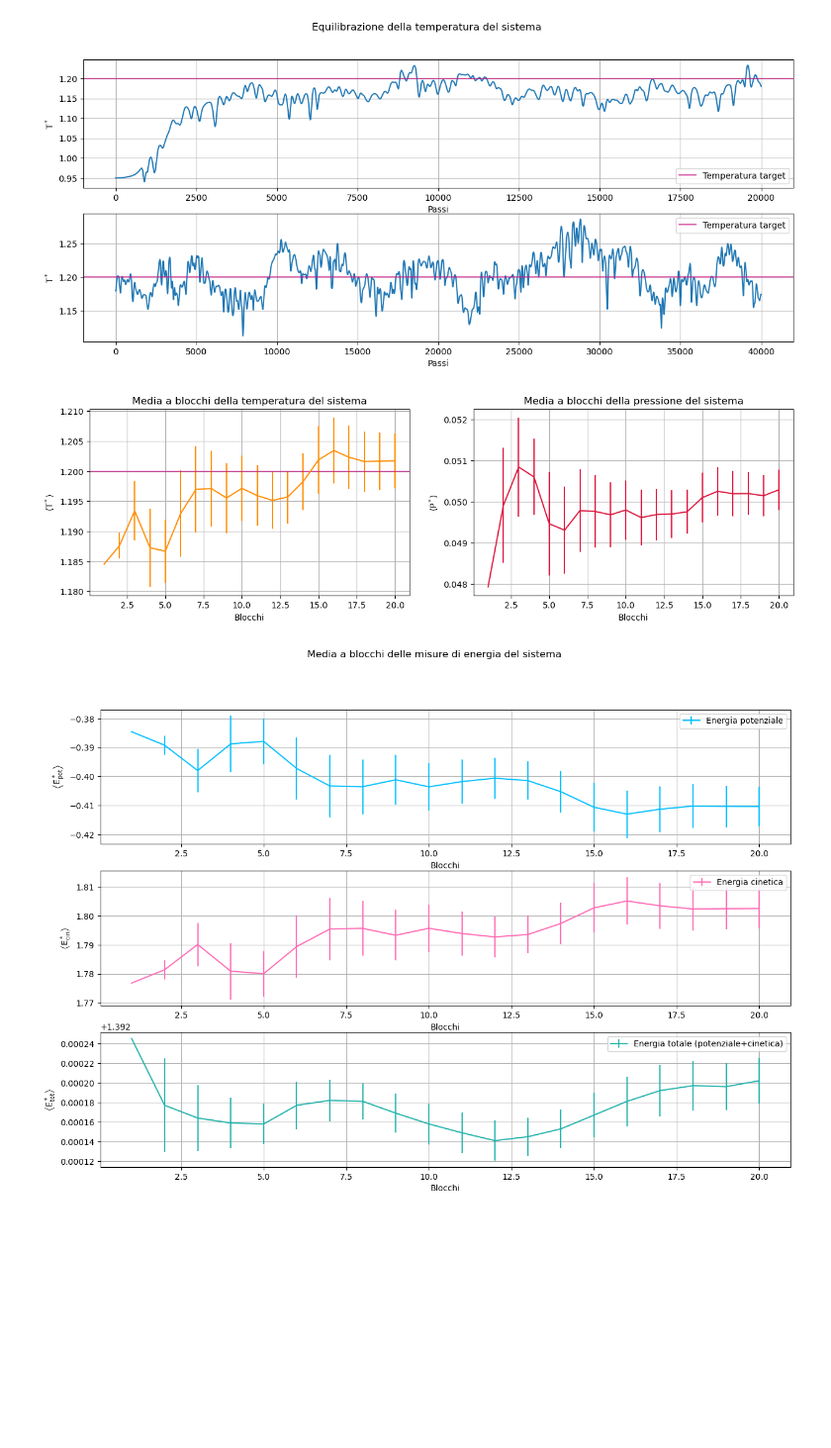
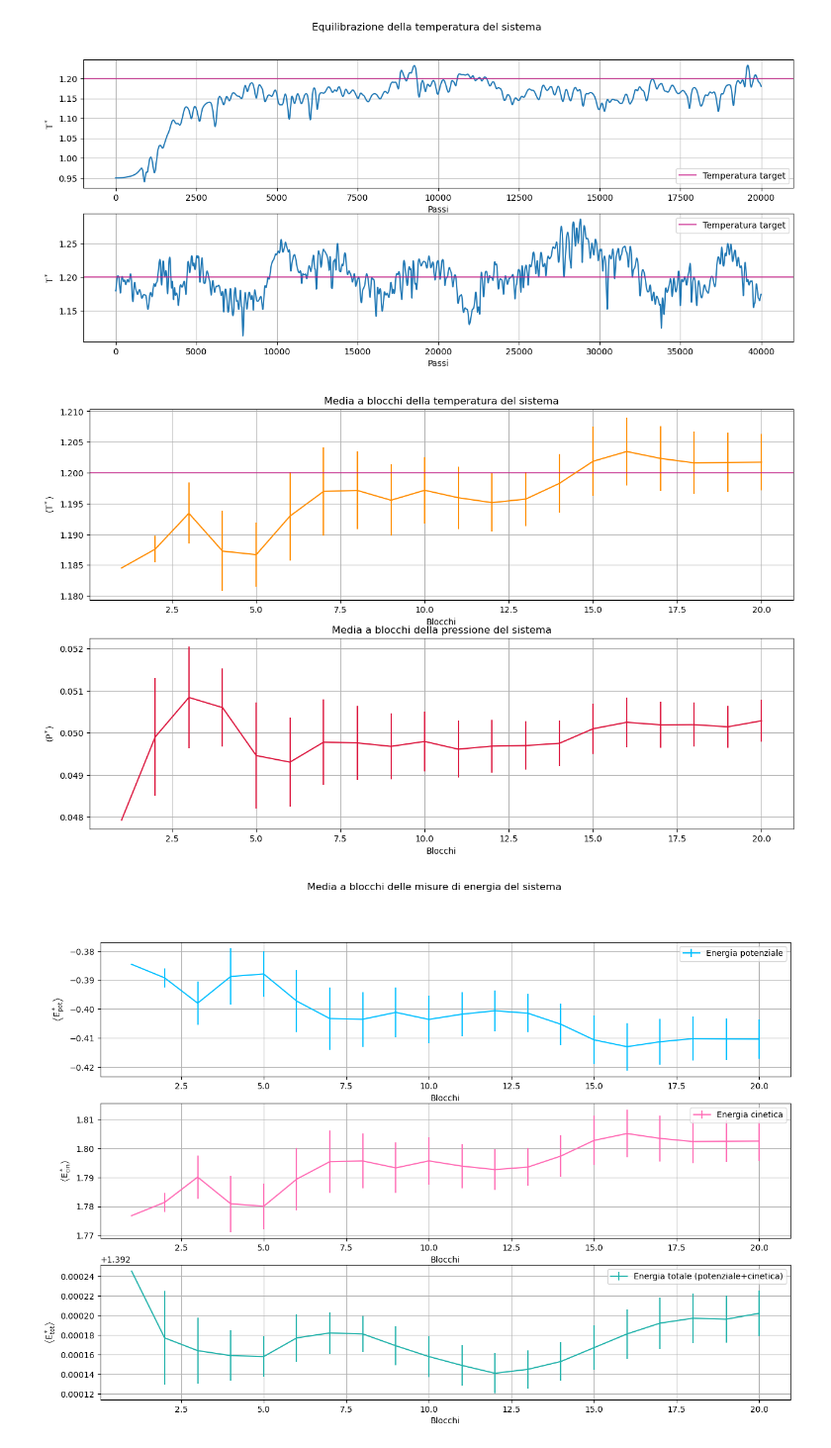
Before and after one commit to angela-bonato/LaboratorioSimulazioneNumerica, a Jupyter notebook: Es04/Esercitazione4.ipynb, the cells around one changed output. Shown at 99% size. Cells and saved outputs as stored; diff of their text form; code cells hidden in the pictures; blank space fills up the shorter version.

```diff
--- a/Es04/Esercitazione4.ipynb
+++ b/Es04/Esercitazione4.ipynb
@@ -209,25 +209,25 @@ plt.show()
 # %%
 gasTemps, gasTempErrs=np.loadtxt("GasState/temperature.dat", usecols=(2, 3),  unpack="true")  #vettore delle ordinate dei punti plottati
 gasPress, gasPresErrs=np.loadtxt("GasState/pressure.dat", usecols=(2, 3),  unpack="true")  #vettore delle ordinate dei punti plottati
 
-gbfig ,(gbplt1, gbplt2) = plt.subplots(1, 2, figsize=(15, 4))
+gbfig ,(gbplt1, gbplt2) = plt.subplots(2, 1, figsize=(15, 9))
 
 gbplt1.errorbar(xblocks, gasTemps, yerr=gasTempErrs, color="darkorange")
 gbplt1.axhline(y=1.2, color="mediumvioletred", label="Temperatura target", alpha=0.7)
 gbplt1.set_xlabel("Blocchi")
 gbplt1.set_ylabel(r"$\left<\mathrm{T^*}\right>$")
 gbplt1.set_title("Media a blocchi della temperatura del sistema")
 gbplt1.grid(True)
 
 gbplt2.errorbar(xblocks, gasPress, yerr=gasPresErrs, color="crimson")
 gbplt2.set_xlabel("Blocchi")
 gbplt2.set_ylabel(r"$\left<\mathrm{P^*}\right>$")
 gbplt2.set_title("Media a blocchi della pressione del sistema")
 gbplt2.grid(True)
 
 plt.show()
 # %% [output]
-[figure, old version]
+[figure, new version]
 # %%
 gasPens, gasPenErrs=np.loadtxt("GasState/potential_energy.dat", usecols=(2, 3),  unpack="true")  #vettore delle ordinate dei punti plottati
 gasKens, gasKenErrs=np.loadtxt("GasState/kinetic_energy.dat", usecols=(2, 3),  unpack="true")  #vettore delle ordinate dei punti plottati
```
Also changed, not shown: parts of 2 cells of this notebook, 4 other files.
